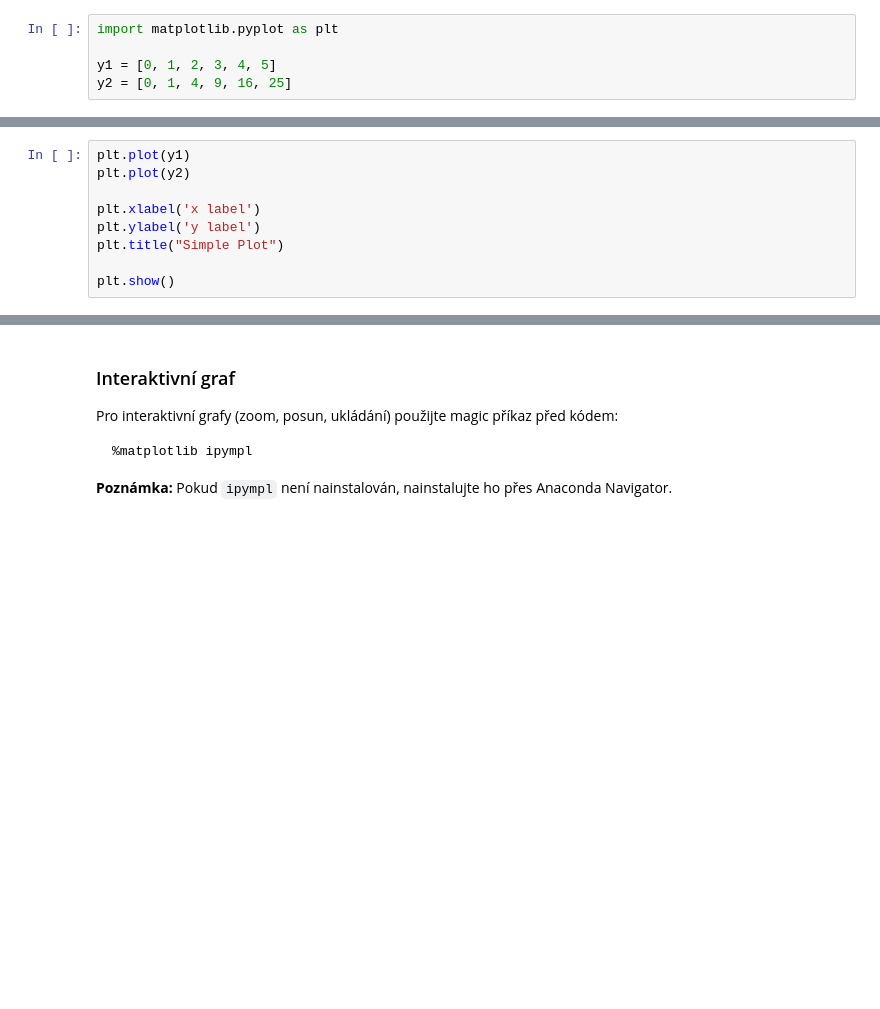
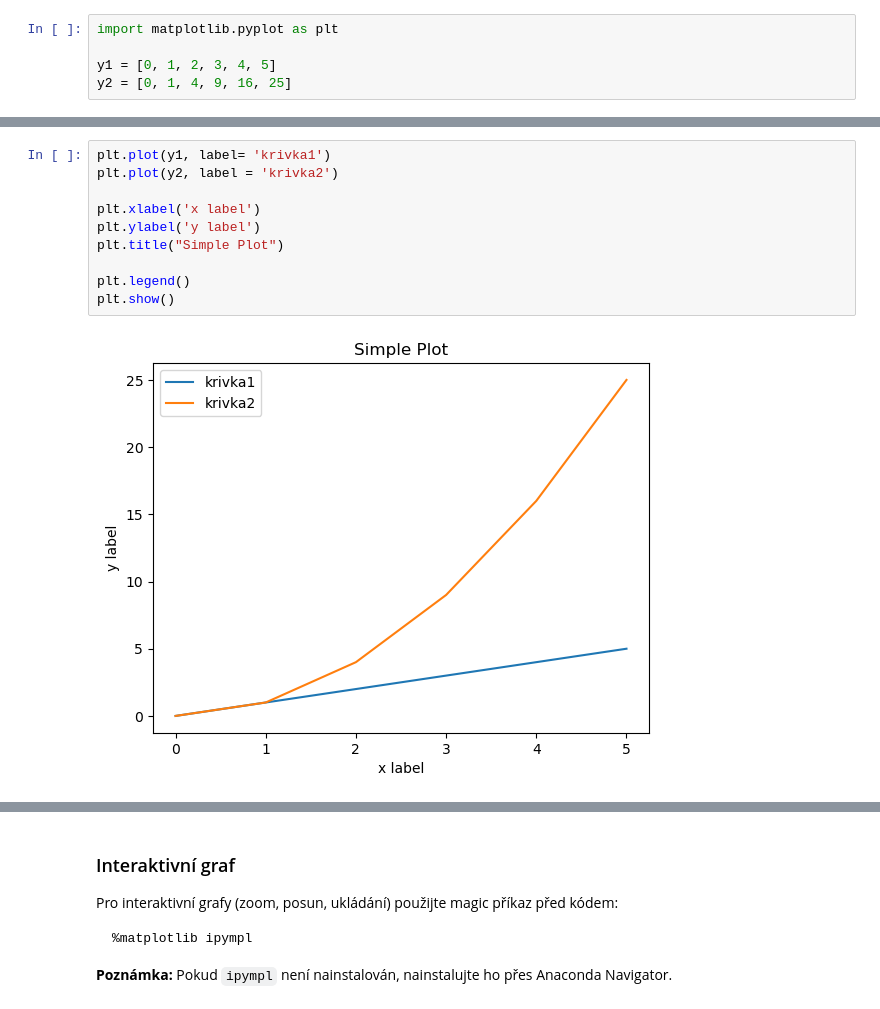
Before and after one commit to danakozakova/Python-CodersLab, a Jupyter notebook: 03_Session_4_Preparation/Session4_Introduction_Plots.ipynb, the cells around one changed output, grey strips where cells are left out. Saved outputs shown, nothing was run; the diff lists cells and outputs as text; blank space fills up the shorter version.

```diff
--- a/03_Session_4_Preparation/Session4_Introduction_Plots.ipynb
+++ b/03_Session_4_Preparation/Session4_Introduction_Plots.ipynb
@@ -76,12 +80,15 @@ plt.show()
 # %%
-plt.plot(y1)
-plt.plot(y2)
+plt.plot(y1, label= 'krivka1')
+plt.plot(y2, label = 'krivka2')
 
 plt.xlabel('x label')
 plt.ylabel('y label')
 plt.title("Simple Plot")
 
+plt.legend()
 plt.show()
+# %% [output]
+[figure, added]
 # %%
 plt.plot(y1, label='Plot 1')
 plt.plot(y2, label='Plot 2')
```
Also changed, not shown: parts of 4 cells of this notebook.
